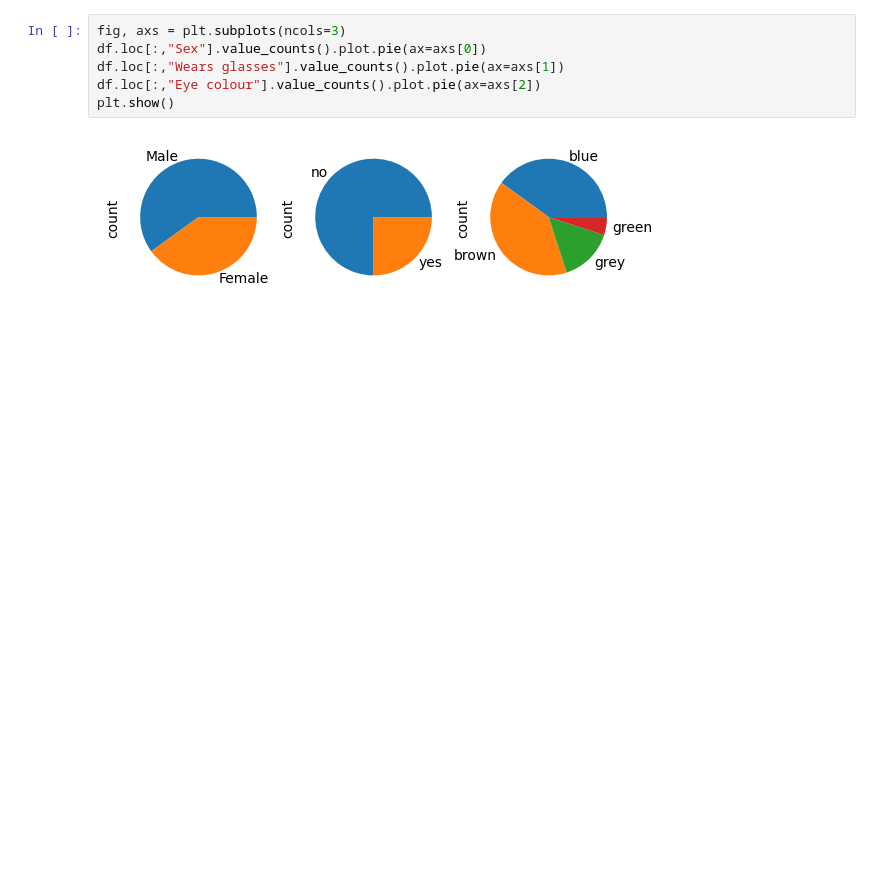
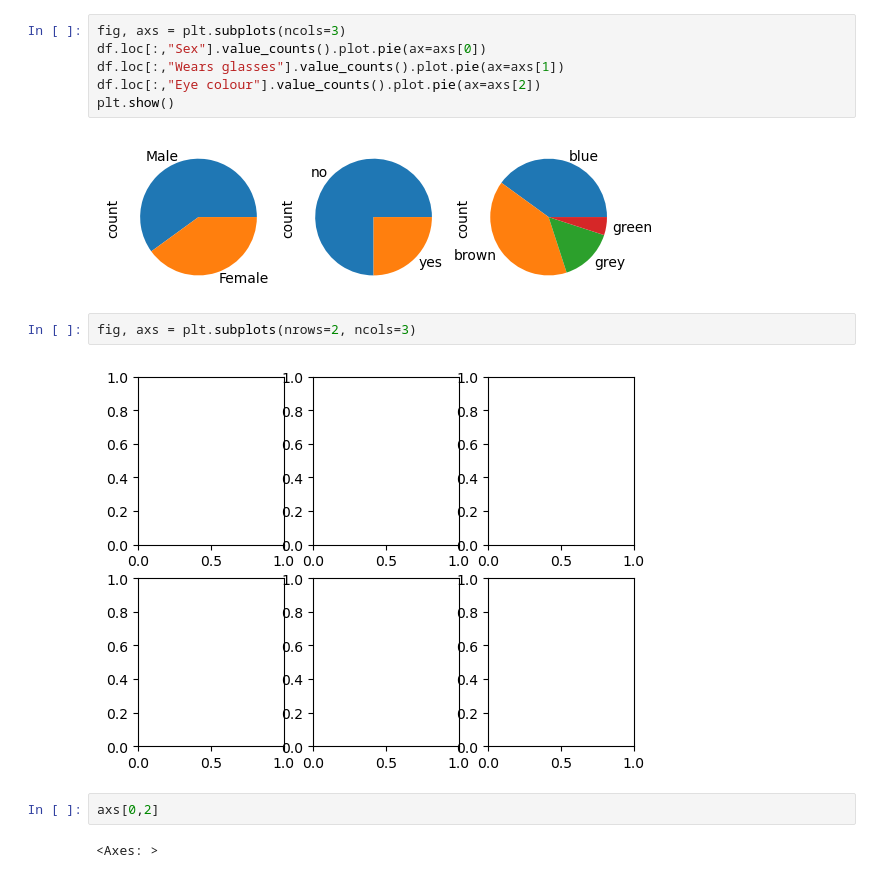
Before and after one commit to lkeegan/jupyter-data-exploration-live, a Jupyter notebook: part2.ipynb, the cells around one changed output. Saved outputs shown, nothing was run; the diff lists cells and outputs as text; blank space fills up the shorter version.

```diff
--- a/part2.ipynb
+++ b/part2.ipynb
@@ -341,3 +341,11 @@ df.loc[:,"Eye colour"].value_counts().plot.pie(ax=axs[2])
 plt.show()
 # %% [output]
 [figure]
+# %%
+fig, axs = plt.subplots(nrows=2, ncols=3)
+# %% [output]
+[figure, added]
+# %%
+axs[0,2]
+# %% [output]
+<Axes: >
```
